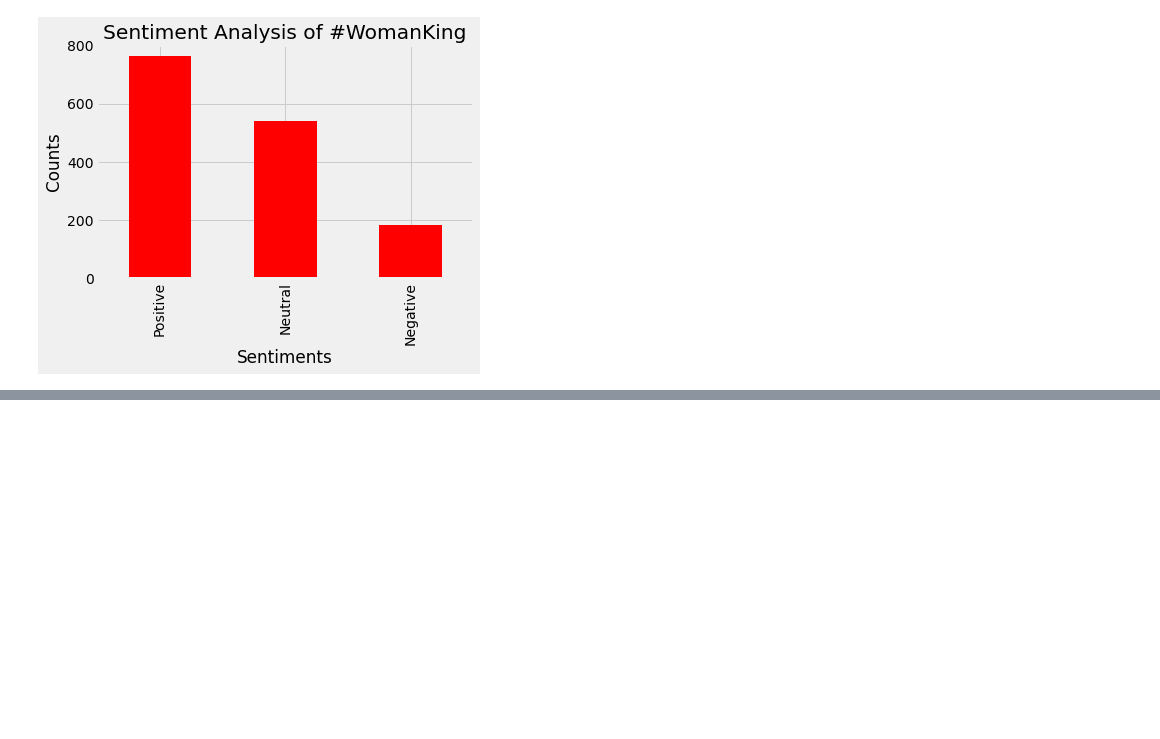
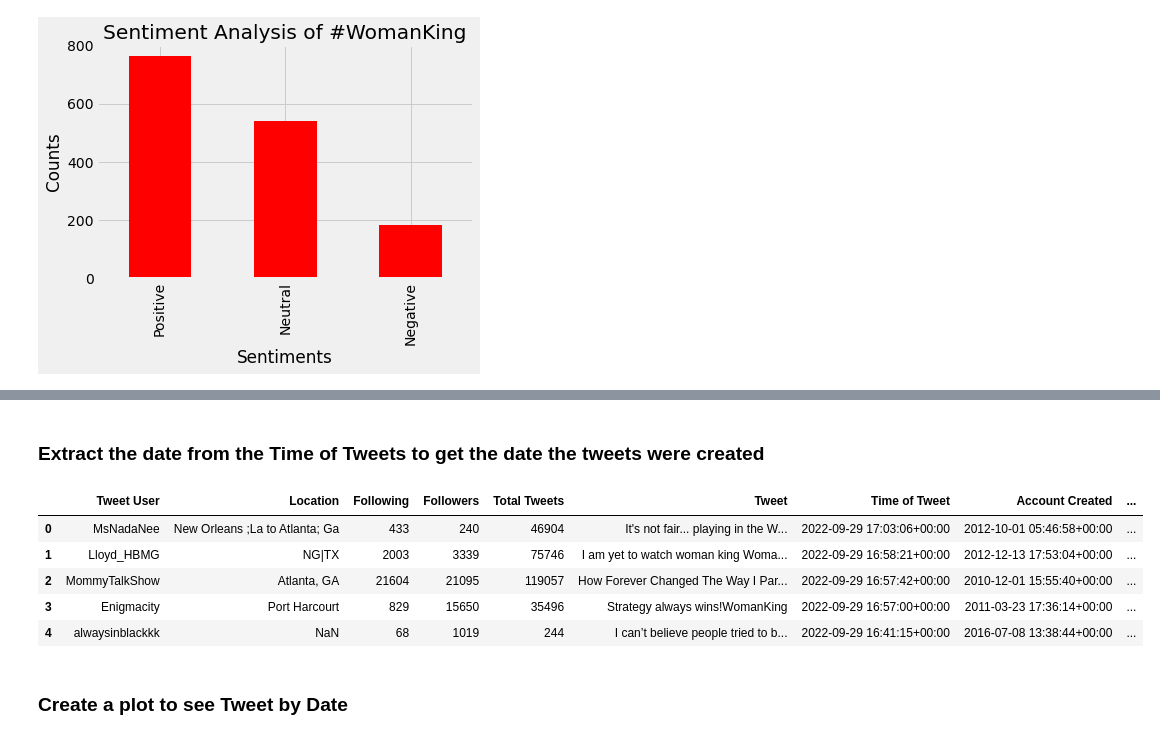
Before and after one commit to Jennie-Techie/twitter-scraping-with-Tweepy--womankingmovie, a Jupyter notebook: Twitter Sentiment Analysis of #WomanKing.ipynb, the cells around one changed output, grey strips where cells are left out. Cells and saved outputs as stored; diff of their text form; code cells hidden in the pictures; blank space fills up the shorter version.

```diff
--- a/Twitter Sentiment Analysis of #WomanKing.ipynb
+++ b/Twitter Sentiment Analysis of #WomanKing.ipynb
@@ -215,0 +267,2 @@ plt.show()
+# %% [markdown]
+### Extract the date from the Time of Tweets to get the date the tweets were created
@@ -215,0 +271,11 @@ plt.show()
+# %%
+df_new.head()
+# %% [output]
+|  | Tweet User | Location | Following | Followers | Total Tweets | Tweet | Time of Tweet | Account Created | ... |
+| 0 | MsNadaNee | New Orleans ;La to Atlanta; Ga | 433 | 240 | 46904 | It's not fair... playing in the W... | 2022-09-29 17:03:06+00:00 | 2012-10-01 05:46:58+00:00 | ... |
+| 1 | Lloyd_HBMG | NG|TX | 2003 | 3339 | 75746 | I am yet to watch woman king Woma... | 2022-09-29 16:58:21+00:00 | 2012-12-13 17:53:04+00:00 | ... |
+| 2 | MommyTalkShow | Atlanta, GA | 21604 | 21095 | 119057 | How Forever Changed The Way I Par... | 2022-09-29 16:57:42+00:00 | 2010-12-01 15:55:40+00:00 | ... |
+| 3 | Enigmacity | Port Harcourt | 829 | 15650 | 35496 | Strategy always wins!WomanKing | 2022-09-29 16:57:00+00:00 | 2011-03-23 17:36:14+00:00 | ... |
+| 4 | alwaysinblackkk | NaN | 68 | 1019 | 244 | I can’t believe people tried to b... | 2022-09-29 16:41:15+00:00 | 2016-07-08 13:38:44+00:00 | ... |
+# %% [markdown]
+### Create a plot to see Tweet by Date
```
Also changed, not shown: parts of 16 cells of this notebook.
